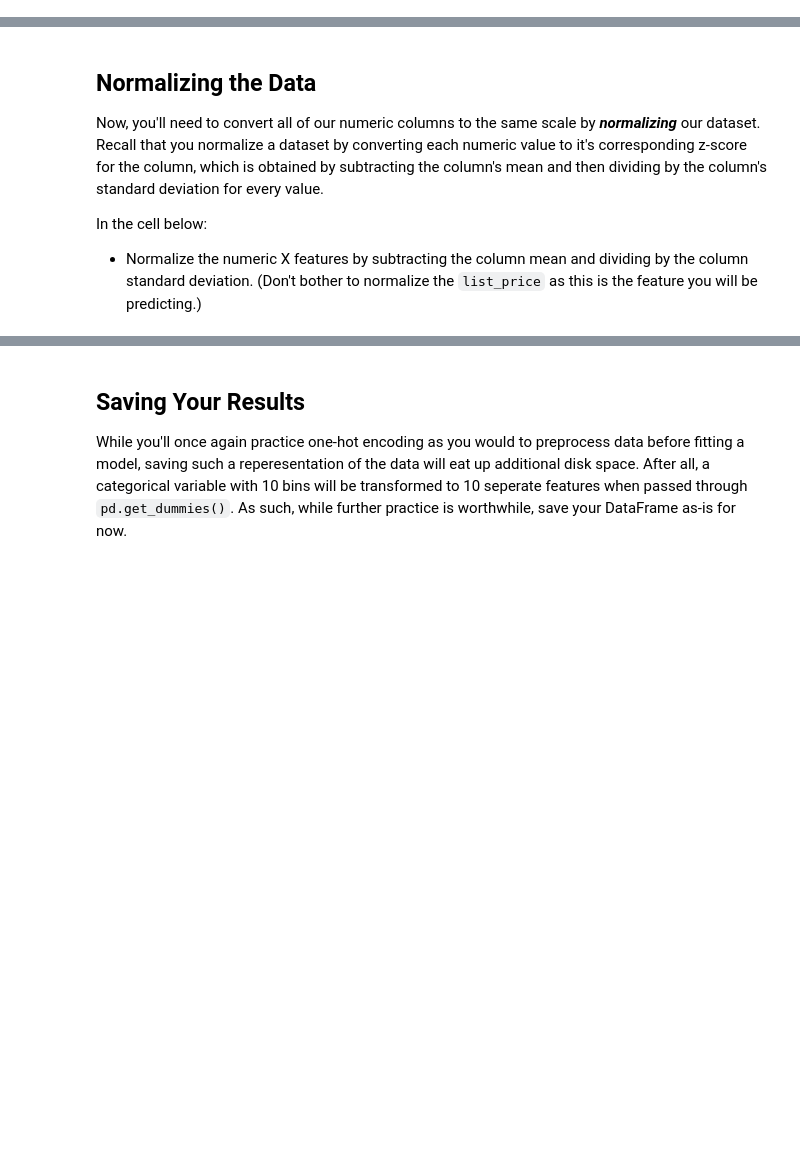
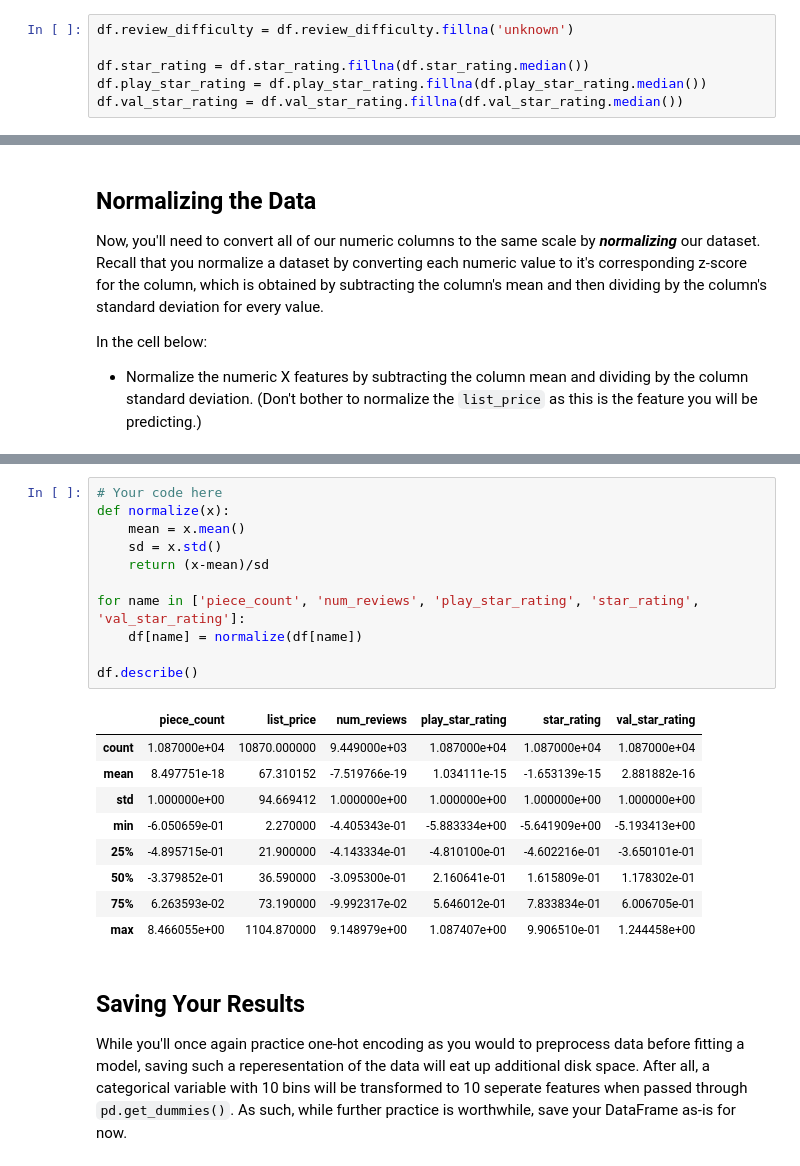
Before and after one commit to melfriedman/MultipleRegressionMiniProject, a Jupyter notebook: Obtain_data1.ipynb, the cells around one changed output, grey strips where cells are left out. Cells and saved outputs as stored; diff of their text form; blank space fills up the shorter version.

```diff
--- a/Obtain_data1.ipynb
+++ b/Obtain_data1.ipynb
@@ -225,0 +242,6 @@ Well, it seems like when one is missing, the other two are also apt to be missin
+# %%
+df.review_difficulty = df.review_difficulty.fillna('unknown')
+
+df.star_rating = df.star_rating.fillna(df.star_rating.median())
+df.play_star_rating = df.play_star_rating.fillna(df.play_star_rating.median())
+df.val_star_rating = df.val_star_rating.fillna(df.val_star_rating.median())
@@ -238,3 +296,24 @@ In the cell below:
+# %%
+# Your code here
+def normalize(x):
+    mean = x.mean()
+    sd = x.std()
+    return (x-mean)/sd
+
+for name in ['piece_count', 'num_reviews', 'play_star_rating', 'star_rating', 'val_star_rating']:
+    df[name] = normalize(df[name])
+
+df.describe()
+# %% [output]
+|  | piece_count | list_price | num_reviews | play_star_rating | star_rating | val_star_rating |
+| count | 1.087000e+04 | 10870.000000 | 9.449000e+03 | 1.087000e+04 | 1.087000e+04 | 1.087000e+04 |
+| mean | 8.497751e-18 | 67.310152 | -7.519766e-19 | 1.034111e-15 | -1.653139e-15 | 2.881882e-16 |
+| std | 1.000000e+00 | 94.669412 | 1.000000e+00 | 1.000000e+00 | 1.000000e+00 | 1.000000e+00 |
+| min | -6.050659e-01 | 2.270000 | -4.405343e-01 | -5.883334e+00 | -5.641909e+00 | -5.193413e+00 |
+| 25% | -4.895715e-01 | 21.900000 | -4.143334e-01 | -4.810100e-01 | -4.602216e-01 | -3.650101e-01 |
+| 50% | -3.379852e-01 | 36.590000 | -3.095300e-01 | 2.160641e-01 | 1.615809e-01 | 1.178302e-01 |
+| 75% | 6.263593e-02 | 73.190000 | -9.992317e-02 | 5.646012e-01 | 7.833834e-01 | 6.006705e-01 |
+| max | 8.466055e+00 | 1104.870000 | 9.148979e+00 | 1.087407e+00 | 9.906510e-01 | 1.244458e+00 |
 # %% [markdown]
 ## Saving Your Results
 
```
Also changed, not shown: parts of 14 cells of this notebook, 2 other files.
